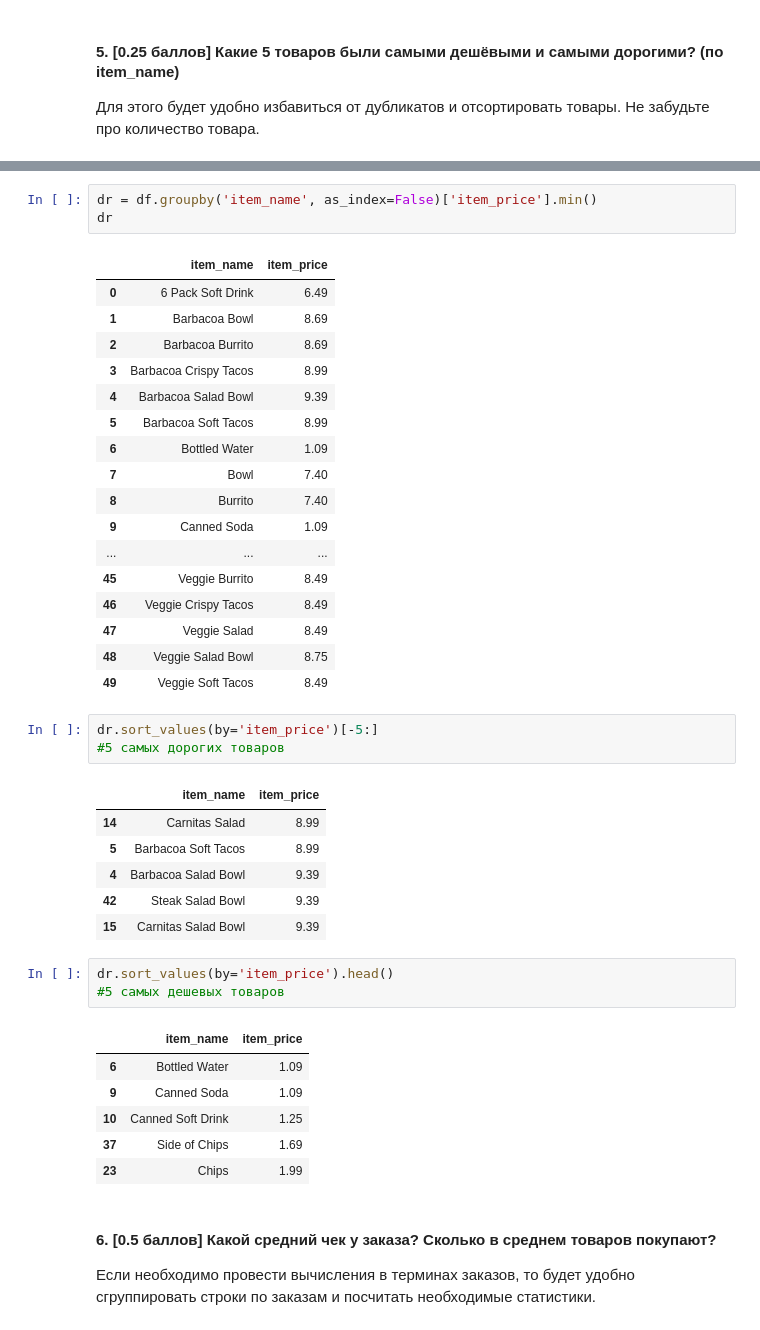
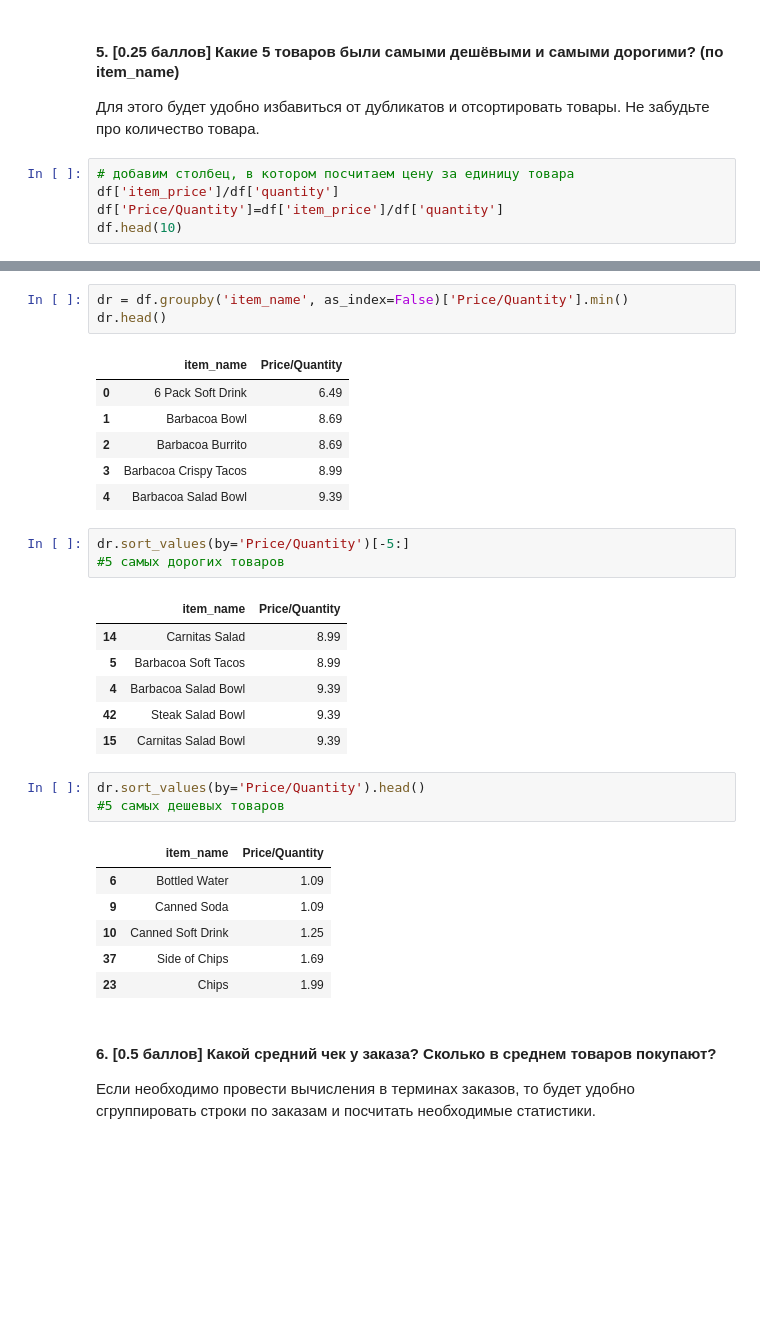
Before and after one commit to hse-mlearn/ha-01-Anasteisha24, a Jupyter notebook: homework-practice-01.ipynb, the cells around one changed output, grey strips where cells are left out. Cells and saved outputs as stored; diff of their text form; blank space fills up the shorter version.

```diff
--- a/homework-practice-01.ipynb
+++ b/homework-practice-01.ipynb
@@ -222,3 +210,8 @@ data.head()
 #### 5. [0.25 баллов] Какие 5 товаров были самыми дешёвыми и самыми дорогими? (по item_name)
 
 Для этого будет удобно избавиться от дубликатов и отсортировать товары. Не забудьте про количество товара.
+# %%
+# добавим столбец, в котором посчитаем цену за единицу товара
+df['item_price']/df['quantity']
+df['Price/Quantity']=df['item_price']/df['quantity']
+df.head(10)
@@ -225,39 +230,28 @@ data.head()
 # %%
-dr = df.groupby('item_name', as_index=False)['item_price'].min()
-dr
+dr = df.groupby('item_name', as_index=False)['Price/Quantity'].min()
+dr.head()
 # %% [output]
-|  | item_name | item_price |
+|  | item_name | Price/Quantity |
 | 0 | 6 Pack Soft Drink | 6.49 |
 | 1 | Barbacoa Bowl | 8.69 |
 | 2 | Barbacoa Burrito | 8.69 |
 | 3 | Barbacoa Crispy Tacos | 8.99 |
 | 4 | Barbacoa Salad Bowl | 9.39 |
-| 5 | Barbacoa Soft Tacos | 8.99 |
-| 6 | Bottled Water | 1.09 |
-| 7 | Bowl | 7.40 |
-| 8 | Burrito | 7.40 |
-| 9 | Canned Soda | 1.09 |
-| ... | ... | ... |
-| 45 | Veggie Burrito | 8.49 |
-| 46 | Veggie Crispy Tacos | 8.49 |
-| 47 | Veggie Salad | 8.49 |
-| 48 | Veggie Salad Bowl | 8.75 |
-| 49 | Veggie Soft Tacos | 8.49 |
 # %%
-dr.sort_values(by='item_price')[-5:]
+dr.sort_values(by='Price/Quantity')[-5:]
 #5 самых дорогих товаров
 # %% [output]
-|  | item_name | item_price |
+|  | item_name | Price/Quantity |
 | 14 | Carnitas Salad | 8.99 |
 | 5 | Barbacoa Soft Tacos | 8.99 |
 | 4 | Barbacoa Salad Bowl | 9.39 |
 | 42 | Steak Salad Bowl | 9.39 |
 | 15 | Carnitas Salad Bowl | 9.39 |
 # %%
-dr.sort_values(by='item_price').head()
+dr.sort_values(by='Price/Quantity').head()
 #5 самых дешевых товаров
 # %% [output]
-|  | item_name | item_price |
+|  | item_name | Price/Quantity |
 | 6 | Bottled Water | 1.09 |
 | 9 | Canned Soda | 1.09 |
 | 10 | Canned Soft Drink | 1.25 |
```
Also changed, not shown: parts of 12 cells of this notebook.
